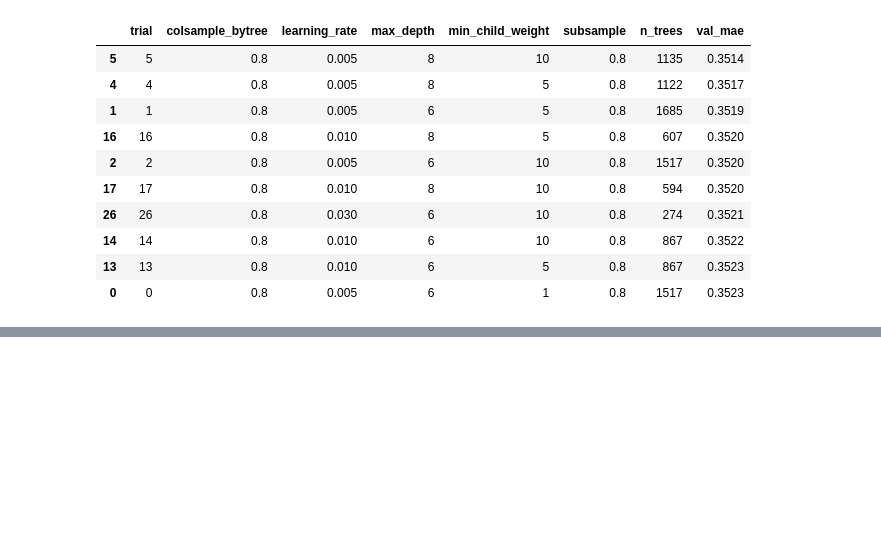
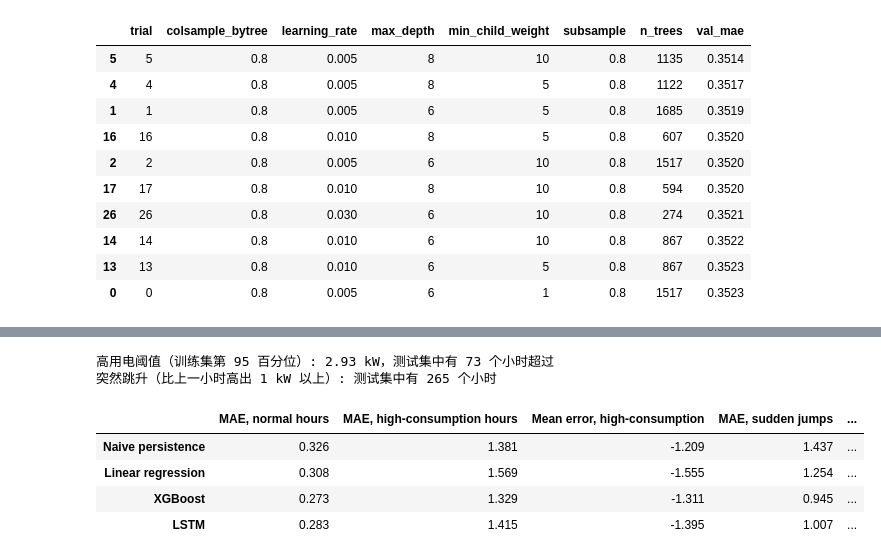
Before and after one commit to JerryLiu0214/electricity-forecasting, a Jupyter notebook: 02_modeling.ipynb, the cells around one changed output, grey strips where cells are left out. Saved outputs shown, nothing was run; the diff lists cells and outputs as text; code cells hidden in the pictures; blank space fills up the shorter version.

```diff
--- a/02_modeling.ipynb
+++ b/02_modeling.ipynb
@@ -348,0 +448,24 @@ search_log_ext.head(10).round(4)
+# %%
+spike_threshold = y_train.quantile(0.95)
+is_high = y_test > spike_threshold
+is_jump = (y_test - test["lag_1"]) > 1.0
+
+spike_summary = pd.DataFrame({
+    "MAE, normal hours": abs_errors[~is_high & ~is_jump].mean(),
+    "MAE, high-consumption hours": abs_errors[is_high].mean(),
+    "Mean error, high-consumption": errors[is_high].mean(),
+    "MAE, sudden jumps": abs_errors[is_jump].mean(),
+    "Mean error, sudden jumps": errors[is_jump].mean(),
+})
+
+print(f"高用电阈值（训练集第 95 百分位）: {spike_threshold:.2f} kW，测试集中有 {is_high.sum()} 个小时超过")
+print(f"突然跳升（比上一小时高出 1 kW 以上）: 测试集中有 {is_jump.sum()} 个小时")
+spike_summary.round(3)
+# %% [output]
+高用电阈值（训练集第 95 百分位）: 2.93 kW，测试集中有 73 个小时超过
+突然跳升（比上一小时高出 1 kW 以上）: 测试集中有 265 个小时
+|  | MAE, normal hours | MAE, high-consumption hours | Mean error, high-consumption | MAE, sudden jumps | ... |
+| Naive persistence | 0.326 | 1.381 | -1.209 | 1.437 | ... |
+| Linear regression | 0.308 | 1.569 | -1.555 | 1.254 | ... |
+| XGBoost | 0.273 | 1.329 | -1.311 | 0.945 | ... |
+| LSTM | 0.283 | 1.415 | -1.395 | 1.007 | ... |
```
Also changed, not shown: parts of 4 cells of this notebook.
